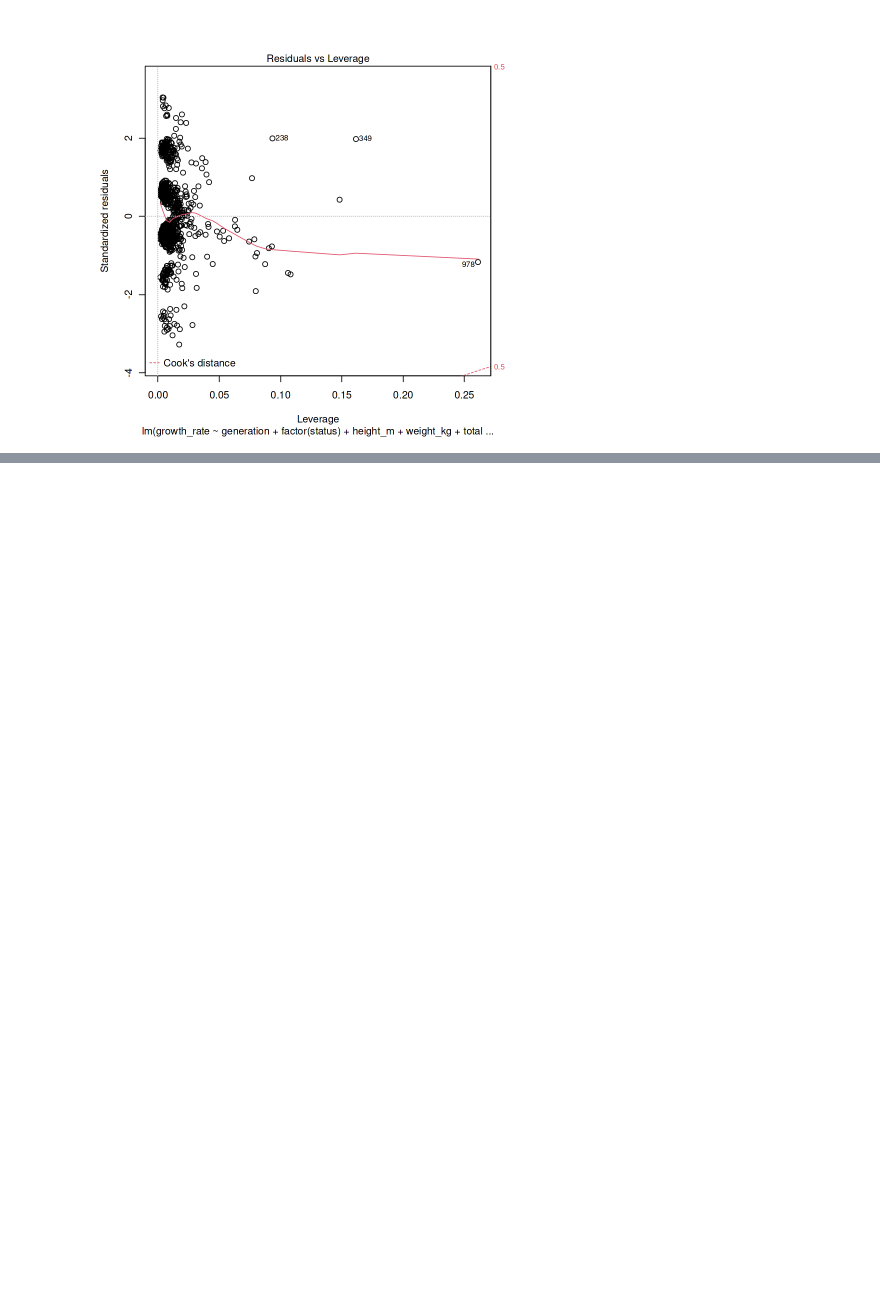
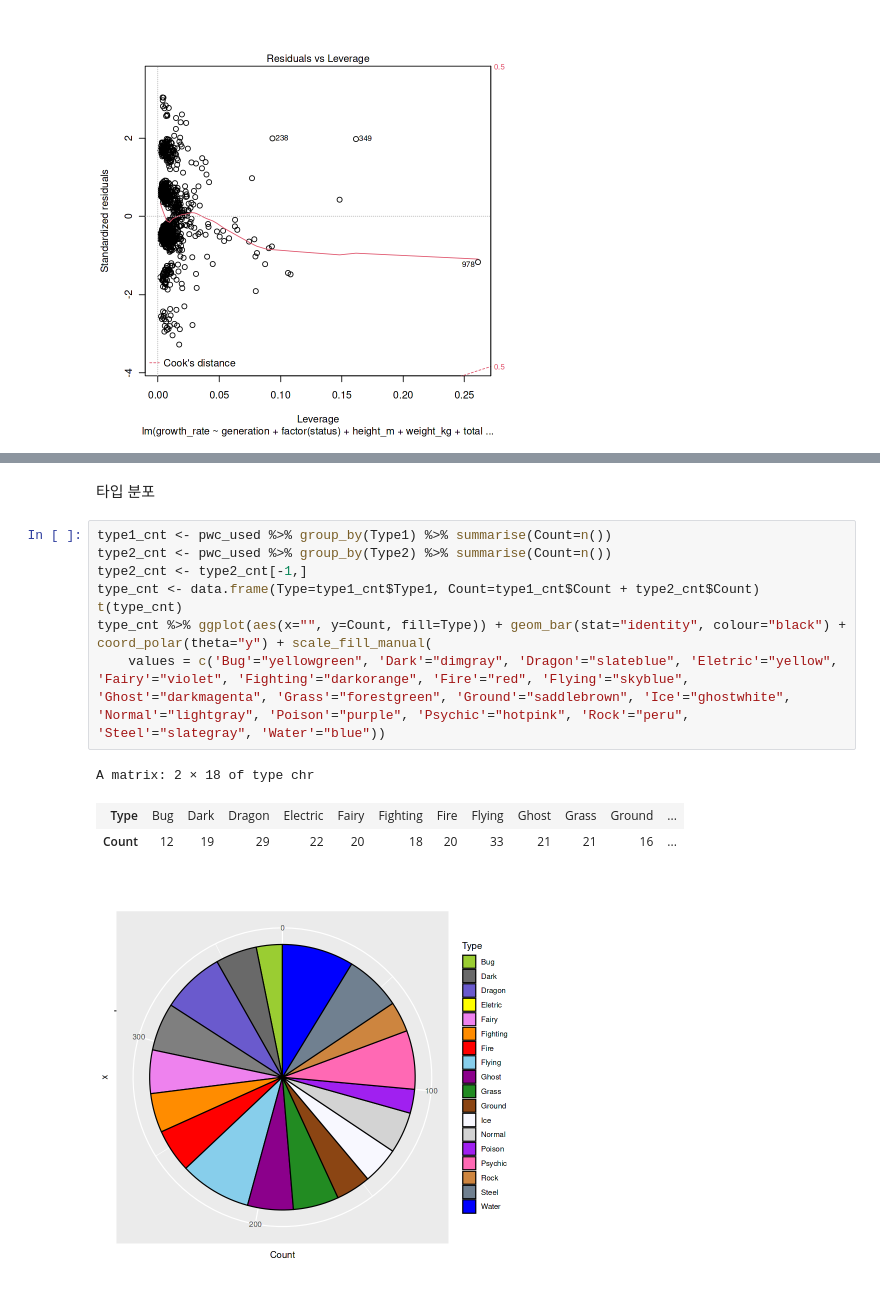
Before and after one commit to stop1one/Analyzing-Pokemon-Championship, a Jupyter notebook: analyzing-pokemon.ipynb, the cells around one changed output, grey strips where cells are left out. Cells and saved outputs as stored; diff of their text form; blank space fills up the shorter version.

```diff
--- a/analyzing-pokemon.ipynb
+++ b/analyzing-pokemon.ipynb
@@ -430,0 +489,15 @@ plot(model1_gr)
+# %% [markdown]
+타입 분포
+# %%
+type1_cnt <- pwc_used %>% group_by(Type1) %>% summarise(Count=n())
+type2_cnt <- pwc_used %>% group_by(Type2) %>% summarise(Count=n())
+type2_cnt <- type2_cnt[-1,]
+type_cnt <- data.frame(Type=type1_cnt$Type1, Count=type1_cnt$Count + type2_cnt$Count)
+t(type_cnt)
+type_cnt %>% ggplot(aes(x="", y=Count, fill=Type)) + geom_bar(stat="identity", colour="black") + coord_polar(theta="y") + scale_fill_manual(
+    values = c('Bug'="yellowgreen", 'Dark'="dimgray", 'Dragon'="slateblue", 'Eletric'="yellow", 'Fairy'="violet", 'Fighting'="darkorange", 'Fire'="red", 'Flying'="skyblue", 'Ghost'="darkmagenta", 'Grass'="forestgreen", 'Ground'="saddlebrown", 'Ice'="ghostwhite", 'Normal'="lightgray", 'Poison'="purple", 'Psychic'="hotpink", 'Rock'="peru", 'Steel'="slategray", 'Water'="blue"))
+# %% [output]
+A matrix: 2 × 18 of type chr
+| Type | Bug | Dark | Dragon | Electric | Fairy | Fighting | Fire | Flying | Ghost | Grass | Ground | ... |
+| Count | 12 | 19 | 29 | 22 | 20 | 18 | 20 | 33 | 21 | 21 | 16 | ... |
+[figure, added]
```
Also changed, not shown: parts of 28 cells of this notebook.
